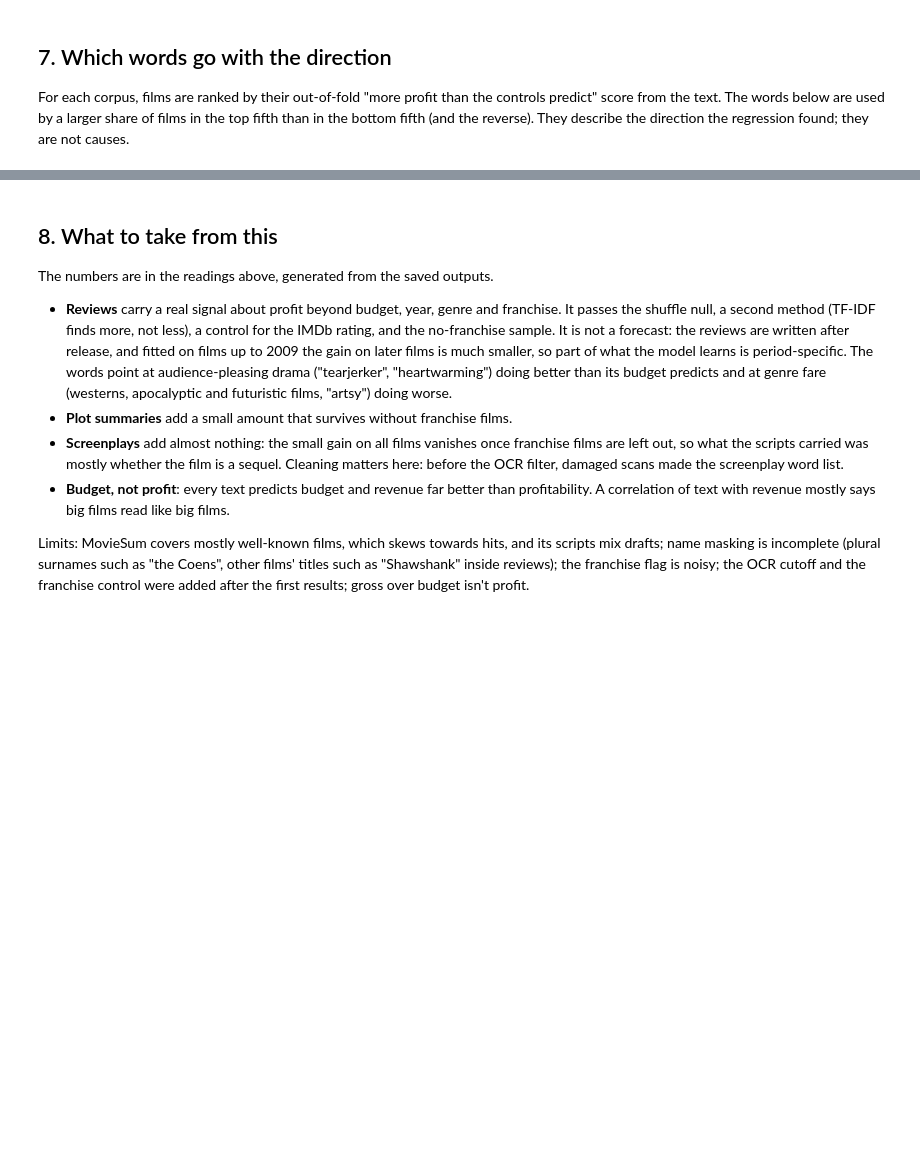
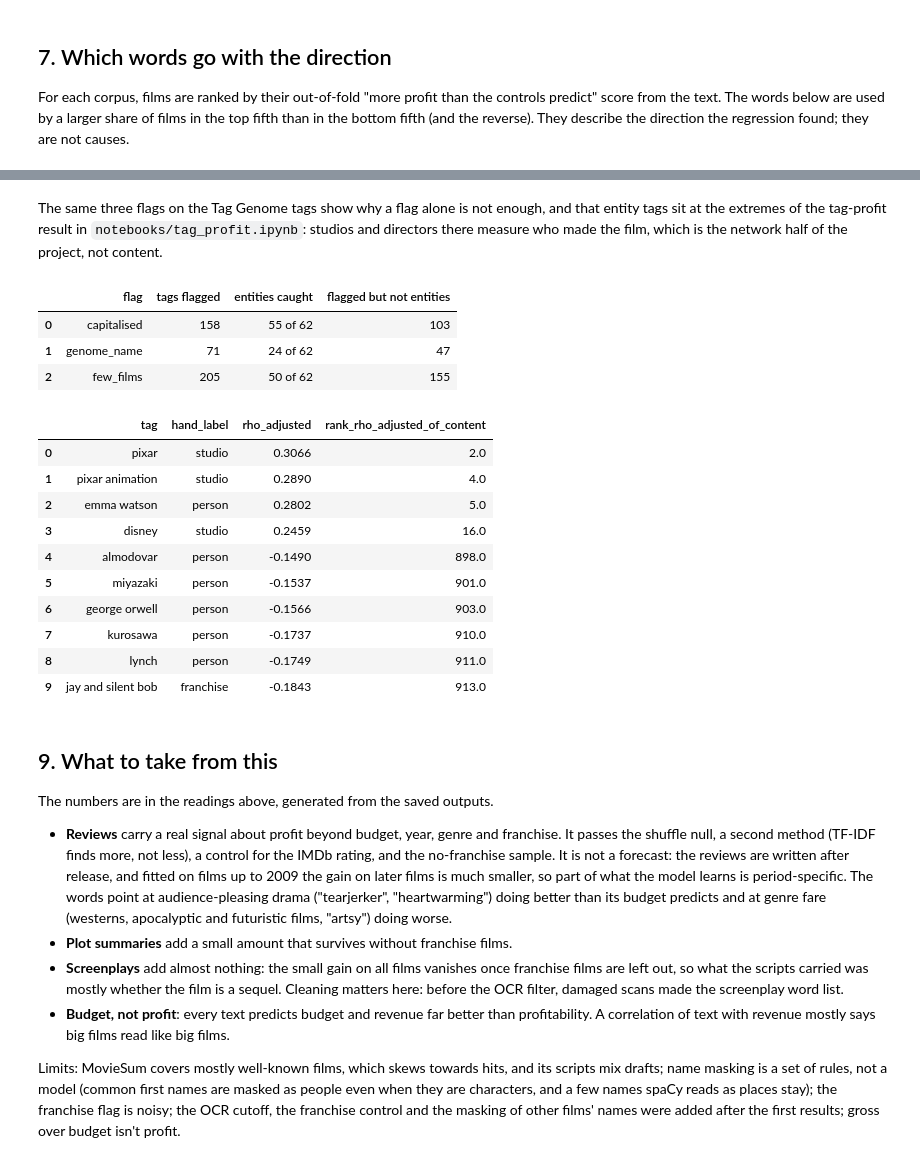
Before and after one commit to angelabuxo/IMDb-movie-success, a Jupyter notebook: notebooks/embeddings.ipynb, the cells around one changed output, grey strips where cells are left out. Drawn from its saved outputs; the diff is of its cells as text; code cells hidden in the pictures; blank space fills up the shorter version.

```diff
--- a/notebooks/embeddings.ipynb
+++ b/notebooks/embeddings.ipynb
@@ -268,5 +360,29 @@ Plot summaries
+# %% [markdown]
+The same three flags on the Tag Genome tags show why a flag alone is not enough, and that entity tags sit
+at the extremes of the tag-profit result in `notebooks/tag_profit.ipynb`: studios and directors there measure who
+made the film, which is the network half of the project, not content.
+# %%
+flags, extremes = R.tag_entities()
+display(flags)
+display(extremes)
+# %% [output]
+|  | flag | tags flagged | entities caught | flagged but not entities |
+| 0 | capitalised | 158 | 55 of 62 | 103 |
+| 1 | genome_name | 71 | 24 of 62 | 47 |
+| 2 | few_films | 205 | 50 of 62 | 155 |
+|  | tag | hand_label | rho_adjusted | rank_rho_adjusted_of_content |
+| 0 | pixar | studio | 0.3066 | 2.0 |
+| 1 | pixar animation | studio | 0.2890 | 4.0 |
+| 2 | emma watson | person | 0.2802 | 5.0 |
+| 3 | disney | studio | 0.2459 | 16.0 |
+| 4 | almodovar | person | -0.1490 | 898.0 |
+| 5 | miyazaki | person | -0.1537 | 901.0 |
+| 6 | george orwell | person | -0.1566 | 903.0 |
+| 7 | kurosawa | person | -0.1737 | 910.0 |
+| 8 | lynch | person | -0.1749 | 911.0 |
+| 9 | jay and silent bob | franchise | -0.1843 | 913.0 |
 # %% [markdown]
-## 8. What to take from this
+## 9. What to take from this
 
 The numbers are in the readings above, generated from the saved outputs.
 
@@ -284,6 +400,6 @@ The numbers are in the readings above, generated from the saved outputs.
   text with revenue mostly says big films read like big films.
 
 Limits: MovieSum covers mostly well-known films, which skews towards hits, and its scripts mix drafts; name masking
-is incomplete (plural surnames such as "the Coens", other films' titles such as "Shawshank" inside reviews); the
-franchise flag is noisy; the OCR cutoff and the franchise control were added after the first results; gross over
-budget isn't profit.
+is a set of rules, not a model (common first names are masked as people even when they are characters, and a few
+names spaCy reads as places stay); the franchise flag is noisy; the OCR cutoff, the franchise control and the
+masking of other films' names were added after the first results; gross over budget isn't profit.
```
Also changed, not shown: parts of 12 cells of this notebook, 27 other files.
